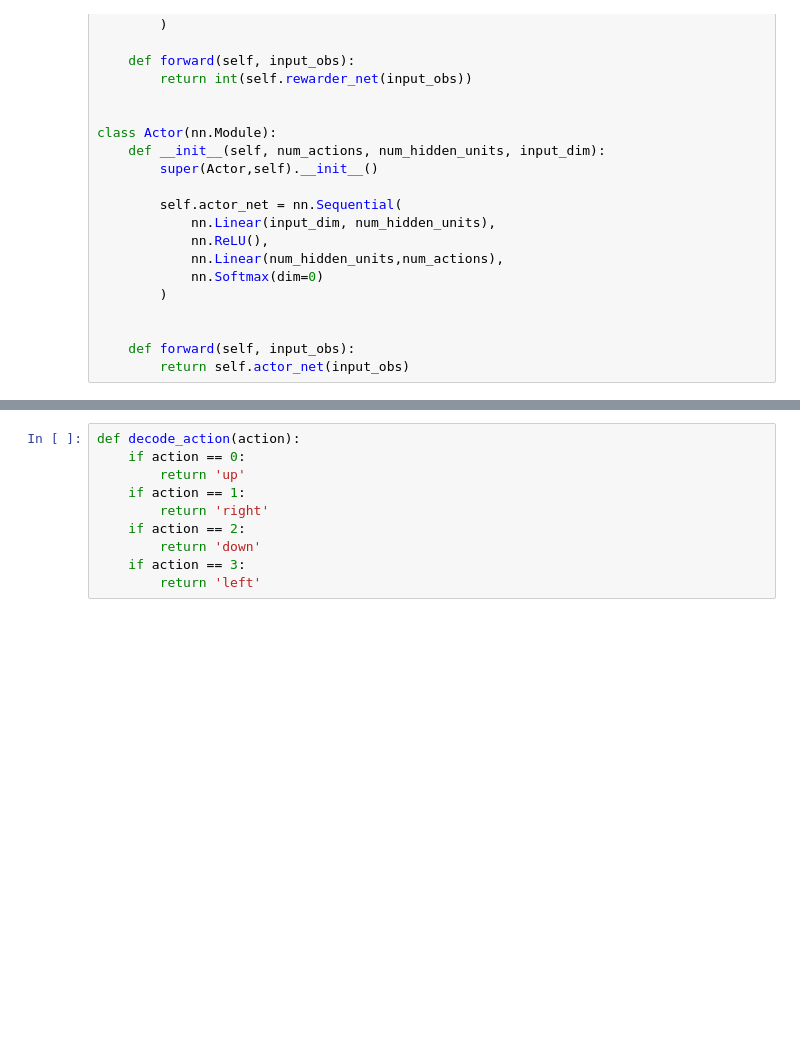
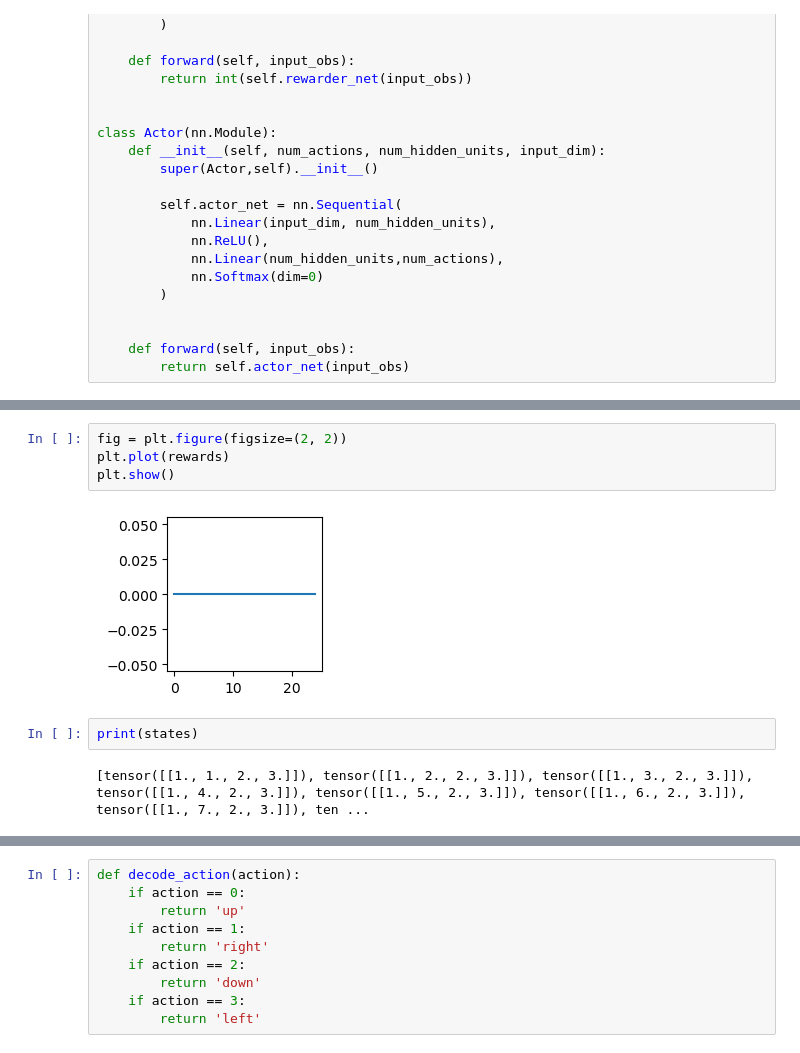
Before and after one commit to xav-nal/Deep-Reinforcement-Learning-from-Human-preferences, a Jupyter notebook: training.ipynb, the cells around one changed output, grey strips where cells are left out. Drawn from its saved outputs; the diff is of its cells as text; blank space fills up the shorter version.

```diff
--- a/training.ipynb
+++ b/training.ipynb
@@ -138,0 +197,10 @@ ax[1].scatter([env.state[0], env.state[2]] , [env.state[1],env.state[3]], c=colo
+# %%
+fig = plt.figure(figsize=(2, 2))
+plt.plot(rewards)
+plt.show()
+# %% [output]
+[figure, added]
+# %%
+print(states)
+# %% [output]
+[tensor([[1., 1., 2., 3.]]), tensor([[1., 2., 2., 3.]]), tensor([[1., 3., 2., 3.]]), tensor([[1., 4., 2., 3.]]), tensor([[1., 5., 2., 3.]]), tensor([[1., 6., 2., 3.]]), tensor([[1., 7., 2., 3.]]), ten ...
```
Also changed, not shown: parts of 26 cells of this notebook.
